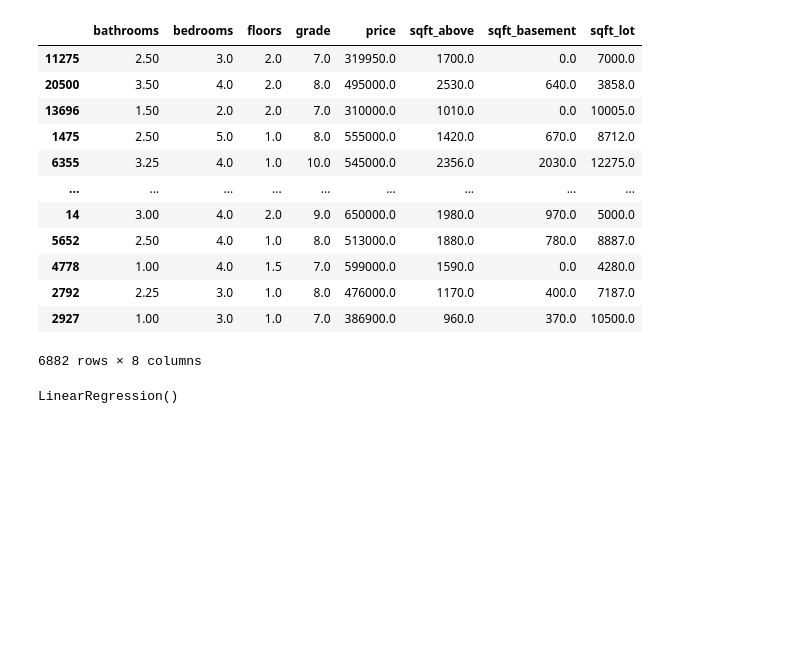
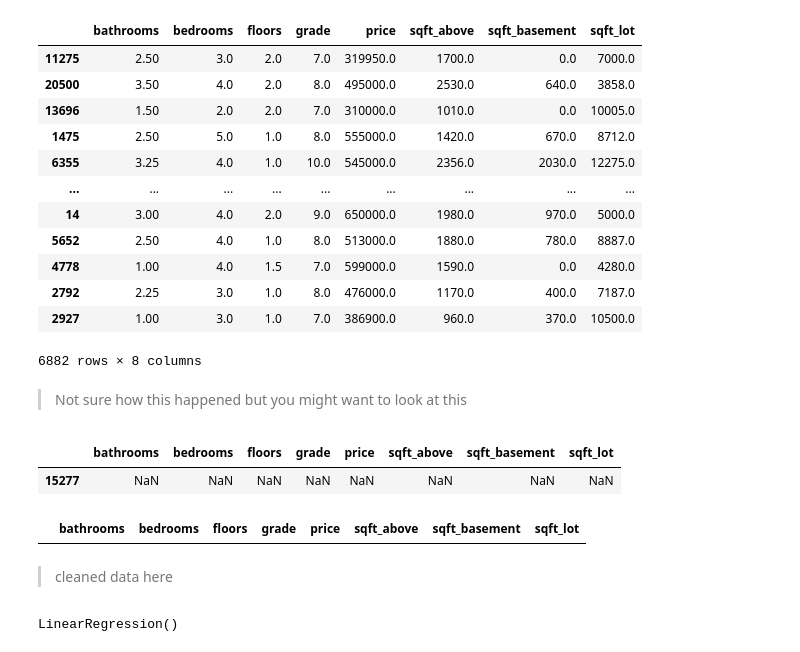
Before and after one commit to MossyJossy/Phase-2-Project, a Jupyter notebook: Data Exploration/Exploration.ipynb, the cells around one changed output. Saved outputs shown, nothing was run; the diff lists cells and outputs as text; code cells hidden in the pictures; blank space fills up the shorter version.

```diff
--- a/Data Exploration/Exploration.ipynb
+++ b/Data Exploration/Exploration.ipynb
@@ -54,3 +54,10 @@ test
 | 2792 | 2.25 | 3.0 | 1.0 | 8.0 | 476000.0 | 1170.0 | 400.0 | 7187.0 |
 | 2927 | 1.00 | 3.0 | 1.0 | 7.0 | 386900.0 | 960.0 | 370.0 | 10500.0 |
 6882 rows × 8 columns
+# %% [markdown]
+> Not sure how this happened but you might want to look at this
+# %%
+test[test['bathrooms'].isna()]
+# %% [output]
+|  | bathrooms | bedrooms | floors | grade | price | sqft_above | sqft_basement | sqft_lot |
+| 15277 | NaN | NaN | NaN | NaN | NaN | NaN | NaN | NaN |
@@ -57,3 +66,9 @@ test
+# %%
+test[test['bathrooms'].isna()]
+# %% [output]
+|  | bathrooms | bedrooms | floors | grade | price | sqft_above | sqft_basement | sqft_lot |
+# %% [markdown]
+> cleaned data here
 # %%
 from sklearn.linear_model import LinearRegression
 
```
Also changed, not shown: parts of 25 cells of this notebook.
